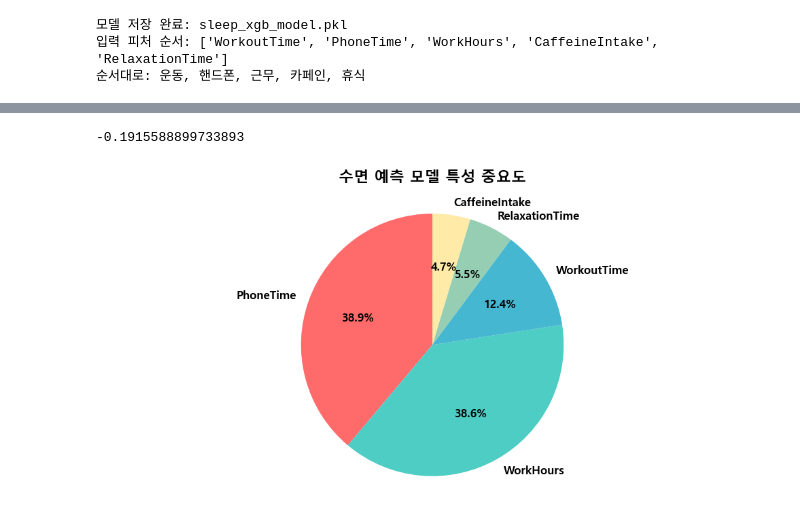
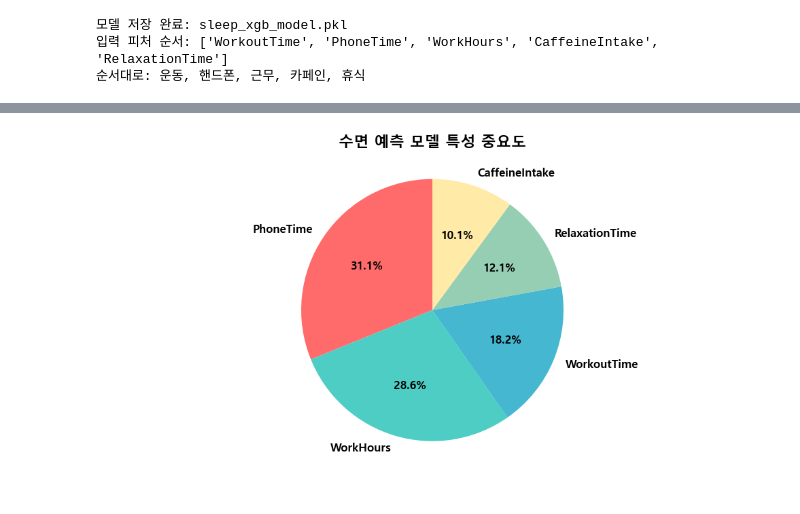
Before and after one commit to ggg08149-dot/SleepRescue2, a Jupyter notebook: Node/models/Sleep_XGBoost(ML)/sleeptime_XGBoost.ipynb, the cells around one changed output, grey strips where cells are left out. Cells and saved outputs as stored; diff of their text form; code cells hidden in the pictures.

```diff
--- a/Node/models/Sleep_XGBoost(ML)/sleeptime_XGBoost.ipynb
+++ b/Node/models/Sleep_XGBoost(ML)/sleeptime_XGBoost.ipynb
@@ -632,30 +697,26 @@ print(importance_df)
-# %%
-grid.score(X_test, y_test)
-# %% [output]
--0.1915588899733893
 # %%
 # 시각화
 # 특성 중요도 데이터
 features = ['PhoneTime', 'WorkHours', 'WorkoutTime', 'RelaxationTime', 'CaffeineIntake']
-importances = [0.388706, 0.385960, 0.123566, 0.055226, 0.046542]
+importances = [0.311457, 0.285572, 0.181768, 0.120538, 0.100666]
 
 # 색상 설정
 colors = ['#ff6b6b', '#4ecdc4', '#45b7d1', '#96ceb4', '#ffeaa7']
 
 plt.figure(figsize=(10, 5))
 plt.pie(importances,
         labels=features,
         autopct='%1.1f%%',
         startangle=90,
         colors=colors,
         textprops={'fontsize': 12, 'weight': 'bold'})
 
 plt.title('수면 예측 모델 특성 중요도', fontsize=16, weight='bold', pad=20)
 plt.axis('equal')
 plt.tight_layout()
 plt.show()
 # %% [output]
-[figure, old version]
+[figure, new version]
 # %%
 # =====================================================
 # 피로 원인 분석 (입력데이터 기준)
```
Also changed, not shown: parts of 10 cells of this notebook, 1 other file.
